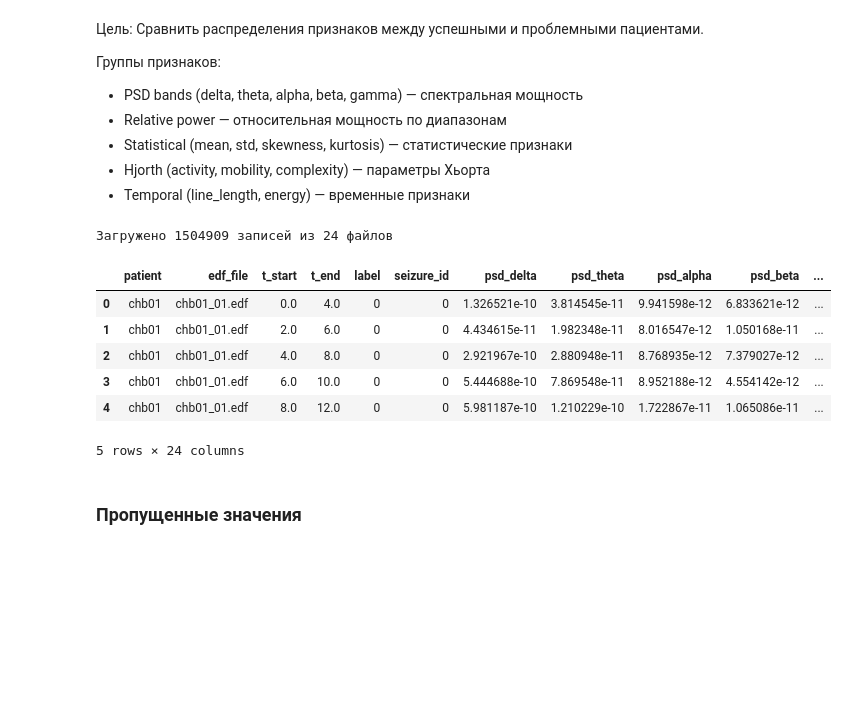
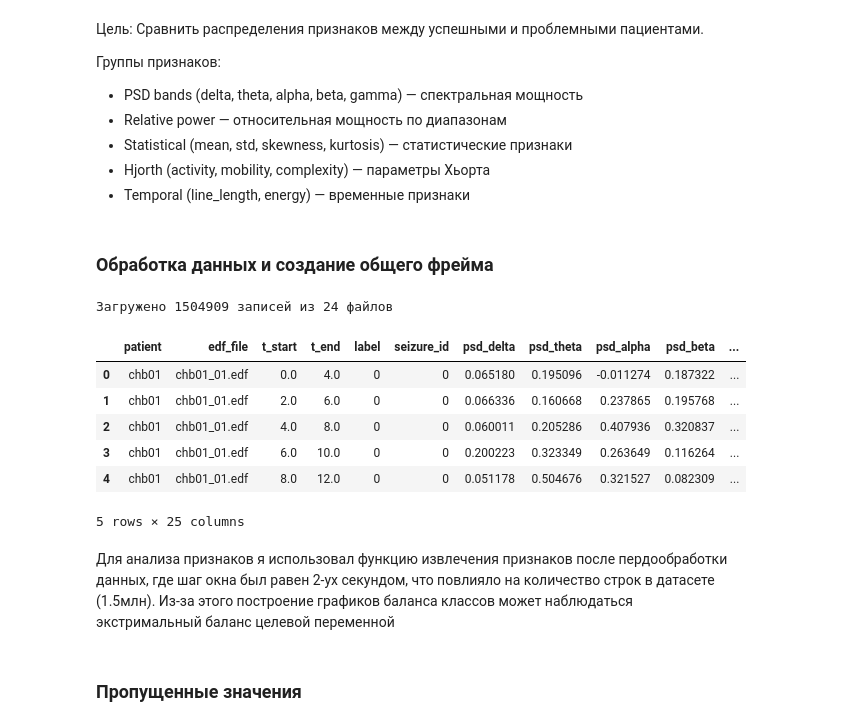
Before and after one commit to 0xJakuzya/epilepsy, a Jupyter notebook: analysis/analysis.ipynb, the cells around one changed output. Drawn from its saved outputs; the diff is of its cells as text; code cells hidden in the pictures; blank space fills up the shorter version.

```diff
--- a/analysis/analysis.ipynb
+++ b/analysis/analysis.ipynb
@@ -243,6 +258,8 @@ psd = ['delta', 'theta', 'alpha', 'beta', 'gamma']
 stat_features = ['mean', 'std', 'skewness', 'kurtosis', 'line_length', 'energy']
 hjorth_features = ['activity', 'mobility', 'complexity']
 problem_features_dict = {}
+# %% [markdown]
+### Обработка данных и создание общего фрейма
 # %%
 all_files = []
 
@@ -264,56 +281,54 @@ for patient in os.listdir(base_dir):
             for ch in range(n_channels):
                 for band in psd:
                     feature_names.append(f'ch{ch}_psd_{band}')
-            for ch in range(n_channels):
                 for band in psd:
                     feature_names.append(f'ch{ch}_rel_{band}')
-            for ch in range(n_channels):
                 for stat in stat_features:
                     feature_names.append(f'ch{ch}_{stat}')
-            for ch in range(n_channels):
                 for hj in hjorth_features:
                     feature_names.append(f'ch{ch}_hjorth_{hj}')
 
             rename_map = {old: new for old, new in zip(feature_cols, feature_names)}
             features_renamed = features.rename(columns=rename_map)
 
             agg_df = pd.DataFrame()
             agg_df[meta_cols] = features_renamed[meta_cols]
 
             for band in psd:
                 cols = [c for c in features_renamed.columns if c.endswith(f'psd_{band}')]
                 agg_df[f'psd_{band}'] = features_renamed[cols].mean(axis=1)
 
             for band in psd:
                 cols = [c for c in features_renamed.columns if c.endswith(f'rel_{band}')]
                 agg_df[f'rel_{band}'] = features_renamed[cols].mean(axis=1)
 
-            agg_df['line_length'] = features_renamed.filter(regex='line_length$').mean(axis=1)
-            agg_df['energy'] = features_renamed.filter(regex='energy$').mean(axis=1)
-            agg_df['std'] = features_renamed.filter(regex='_std$').mean(axis=1)
-            agg_df['kurtosis'] = features_renamed.filter(regex='kurtosis$').mean(axis=1)
-            agg_df['skewness_mean'] = features_renamed.filter(regex='skewness$').mean(axis=1)
+            for stat in ['mean', 'std', 'skewness', 'kurtosis', 'line_length', 'energy']:
+                cols = [c for c in features_renamed.columns if c.endswith(f'_{stat}')]
+                if cols:
+                    agg_df[stat] = features_renamed[cols].mean(axis=1)
 
             for hj in hjorth_features:
                 cols = features_renamed.filter(regex=rf'ch\d+_hjorth_{hj}$')
                 if not cols.empty:
                     agg_df[f'hjorth_{hj}'] = cols.mean(axis=1)
                 else:
                     agg_df[f'hjorth_{hj}'] = pd.NA
             all_files.append(agg_df)
 
 full_dataset = pd.concat(all_files, ignore_index=True)
 print(f"Загружено {len(full_dataset)} записей из {len(all_files)} файлов")
 full_dataset.head()
 # %% [output]
 Загружено 1504909 записей из 24 файлов
 |  | patient | edf_file | t_start | t_end | label | seizure_id | psd_delta | psd_theta | psd_alpha | psd_beta | ... |
-| 0 | chb01 | chb01_01.edf | 0.0 | 4.0 | 0 | 0 | 1.326521e-10 | 3.814545e-11 | 9.941598e-12 | 6.833621e-12 | ... |
-| 1 | chb01 | chb01_01.edf | 2.0 | 6.0 | 0 | 0 | 4.434615e-11 | 1.982348e-11 | 8.016547e-12 | 1.050168e-11 | ... |
-| 2 | chb01 | chb01_01.edf | 4.0 | 8.0 | 0 | 0 | 2.921967e-10 | 2.880948e-11 | 8.768935e-12 | 7.379027e-12 | ... |
-| 3 | chb01 | chb01_01.edf | 6.0 | 10.0 | 0 | 0 | 5.444688e-10 | 7.869548e-11 | 8.952188e-12 | 4.554142e-12 | ... |
-| 4 | chb01 | chb01_01.edf | 8.0 | 12.0 | 0 | 0 | 5.981187e-10 | 1.210229e-10 | 1.722867e-11 | 1.065086e-11 | ... |
+| 0 | chb01 | chb01_01.edf | 0.0 | 4.0 | 0 | 0 | 0.065180 | 0.195096 | -0.011274 | 0.187322 | ... |
+| 1 | chb01 | chb01_01.edf | 2.0 | 6.0 | 0 | 0 | 0.066336 | 0.160668 | 0.237865 | 0.195768 | ... |
+| 2 | chb01 | chb01_01.edf | 4.0 | 8.0 | 0 | 0 | 0.060011 | 0.205286 | 0.407936 | 0.320837 | ... |
+| 3 | chb01 | chb01_01.edf | 6.0 | 10.0 | 0 | 0 | 0.200223 | 0.323349 | 0.263649 | 0.116264 | ... |
+| 4 | chb01 | chb01_01.edf | 8.0 | 12.0 | 0 | 0 | 0.051178 | 0.504676 | 0.321527 | 0.082309 | ... |
-5 rows × 24 columns
+5 rows × 25 columns
+# %% [markdown]
+Для анализа признаков я использовал функцию извлечения признаков после пердообработки данных, где шаг окна был равен 2-ух секундом, что повлияло на количество строк в датасете (1.5млн). Из-за этого построение графиков баланса классов может наблюдаться экстримальный баланс целевой переменной
 # %% [markdown]
 ### Пропущенные значения
 # %%
```
Also changed, not shown: parts of 32 cells of this notebook.
